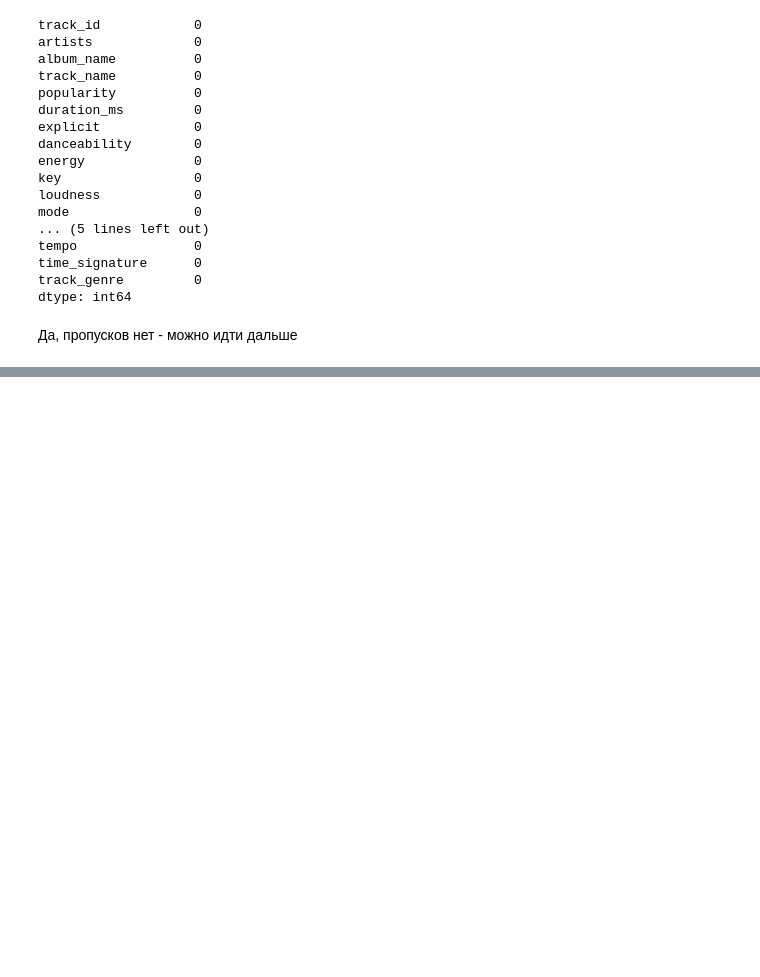
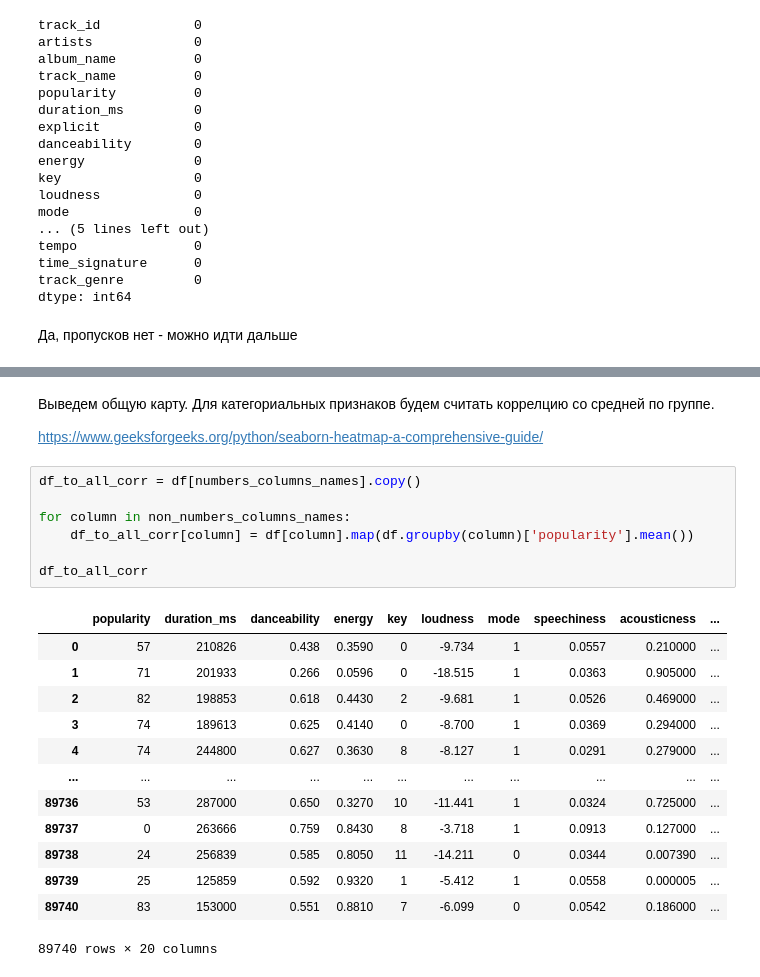
Before and after one commit to PieceOfBulka/gp5, a Jupyter notebook: eda_task_1.ipynb, the cells around one changed output, grey strips where cells are left out. Cells and saved outputs as stored; diff of their text form; blank space fills up the shorter version.

```diff
--- a/eda_task_1.ipynb
+++ b/eda_task_1.ipynb
@@ -376,0 +533,25 @@ dtype: int64
+# %% [markdown]
+Выведем общую карту. Для категориальных признаков будем считать коррелцию со средней по группе.
+
+https://www.geeksforgeeks.org/python/seaborn-heatmap-a-comprehensive-guide/
+# %%
+df_to_all_corr = df[numbers_columns_names].copy()
+
+for column in non_numbers_columns_names:
+    df_to_all_corr[column] = df[column].map(df.groupby(column)['popularity'].mean())
+
+df_to_all_corr
+# %% [output]
+|  | popularity | duration_ms | danceability | energy | key | loudness | mode | speechiness | acousticness | ... |
+| 0 | 57 | 210826 | 0.438 | 0.3590 | 0 | -9.734 | 1 | 0.0557 | 0.210000 | ... |
+| 1 | 71 | 201933 | 0.266 | 0.0596 | 0 | -18.515 | 1 | 0.0363 | 0.905000 | ... |
+| 2 | 82 | 198853 | 0.618 | 0.4430 | 2 | -9.681 | 1 | 0.0526 | 0.469000 | ... |
+| 3 | 74 | 189613 | 0.625 | 0.4140 | 0 | -8.700 | 1 | 0.0369 | 0.294000 | ... |
+| 4 | 74 | 244800 | 0.627 | 0.3630 | 8 | -8.127 | 1 | 0.0291 | 0.279000 | ... |
+| ... | ... | ... | ... | ... | ... | ... | ... | ... | ... | ... |
+| 89736 | 53 | 287000 | 0.650 | 0.3270 | 10 | -11.441 | 1 | 0.0324 | 0.725000 | ... |
+| 89737 | 0 | 263666 | 0.759 | 0.8430 | 8 | -3.718 | 1 | 0.0913 | 0.127000 | ... |
+| 89738 | 24 | 256839 | 0.585 | 0.8050 | 11 | -14.211 | 0 | 0.0344 | 0.007390 | ... |
+| 89739 | 25 | 125859 | 0.592 | 0.9320 | 1 | -5.412 | 1 | 0.0558 | 0.000005 | ... |
+| 89740 | 83 | 153000 | 0.551 | 0.8810 | 7 | -6.099 | 0 | 0.0542 | 0.186000 | ... |
+89740 rows × 20 columns
```
Also changed, not shown: parts of 15 cells of this notebook, 1 other file.
